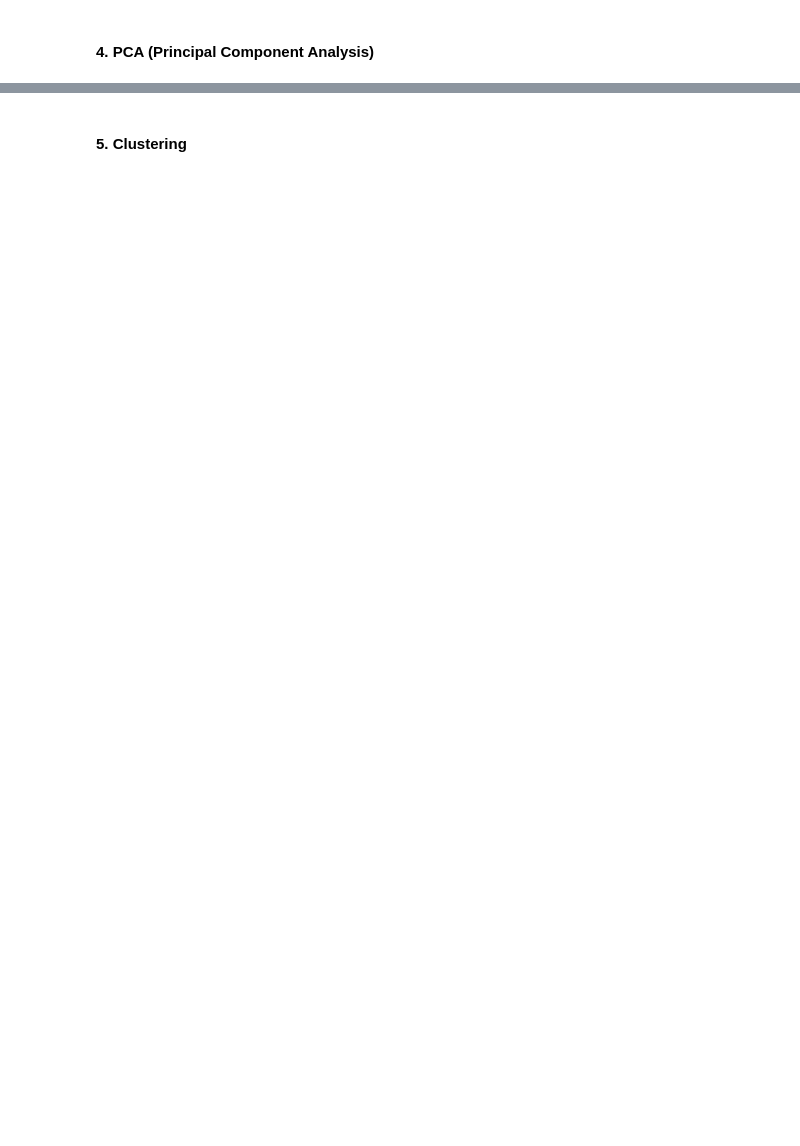
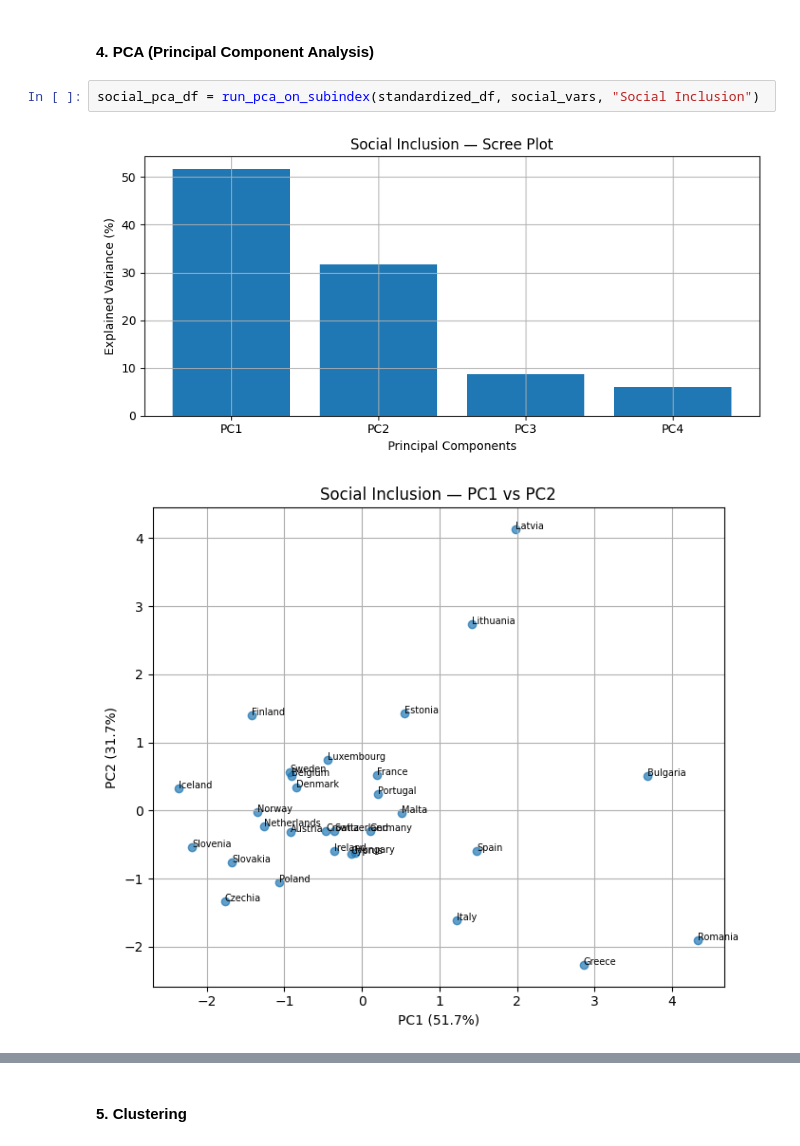
Before and after one commit to RaveenaRathnam/Composite_Index_DAV, a Jupyter notebook: index.ipynb, the cells around one changed output, grey strips where cells are left out. Drawn from its saved outputs; the diff is of its cells as text; blank space fills up the shorter version.

```diff
--- a/index.ipynb
+++ b/index.ipynb
@@ -1113,2 +1261,7 @@ for var1, var2 in combinations(social_vars, 2):
 # %% [markdown]
 #### 4. PCA (Principal Component Analysis)
+# %%
+social_pca_df = run_pca_on_subindex(standardized_df, social_vars, "Social Inclusion")
+# %% [output]
+[figure, added]
+[figure, added]
```
Also changed, not shown: parts of 9 cells of this notebook.
